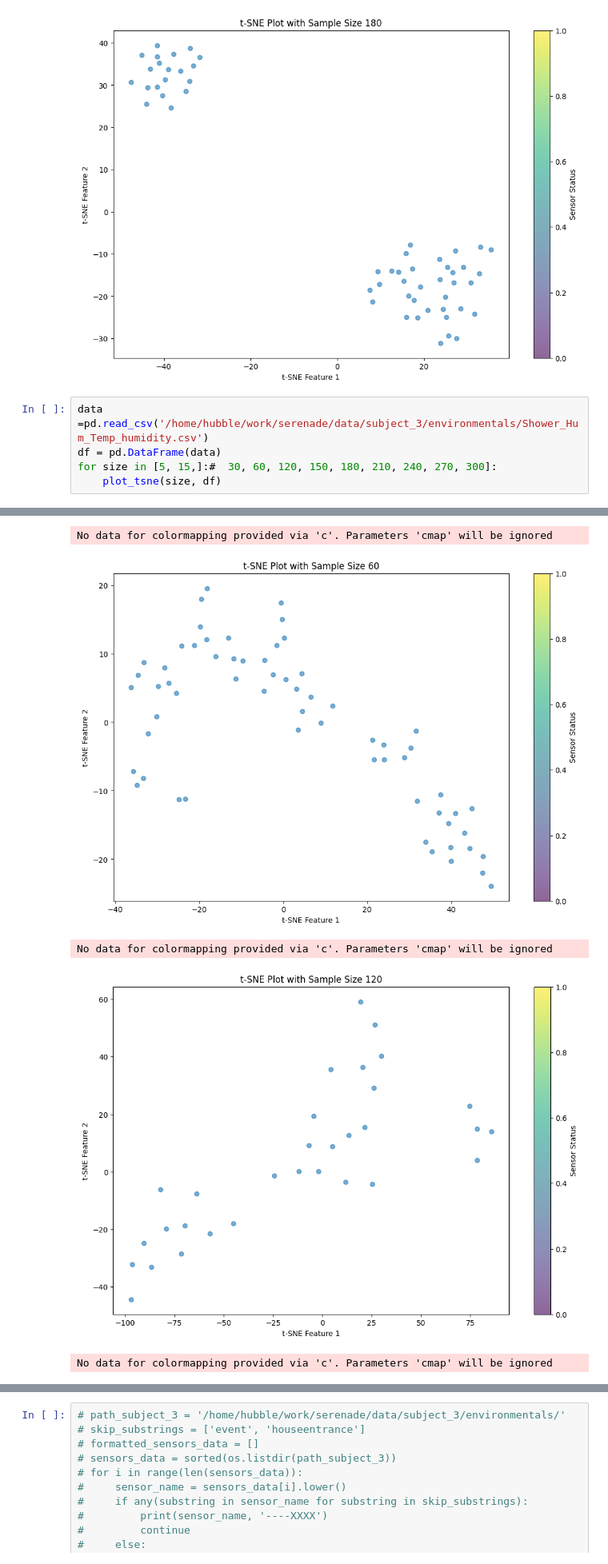
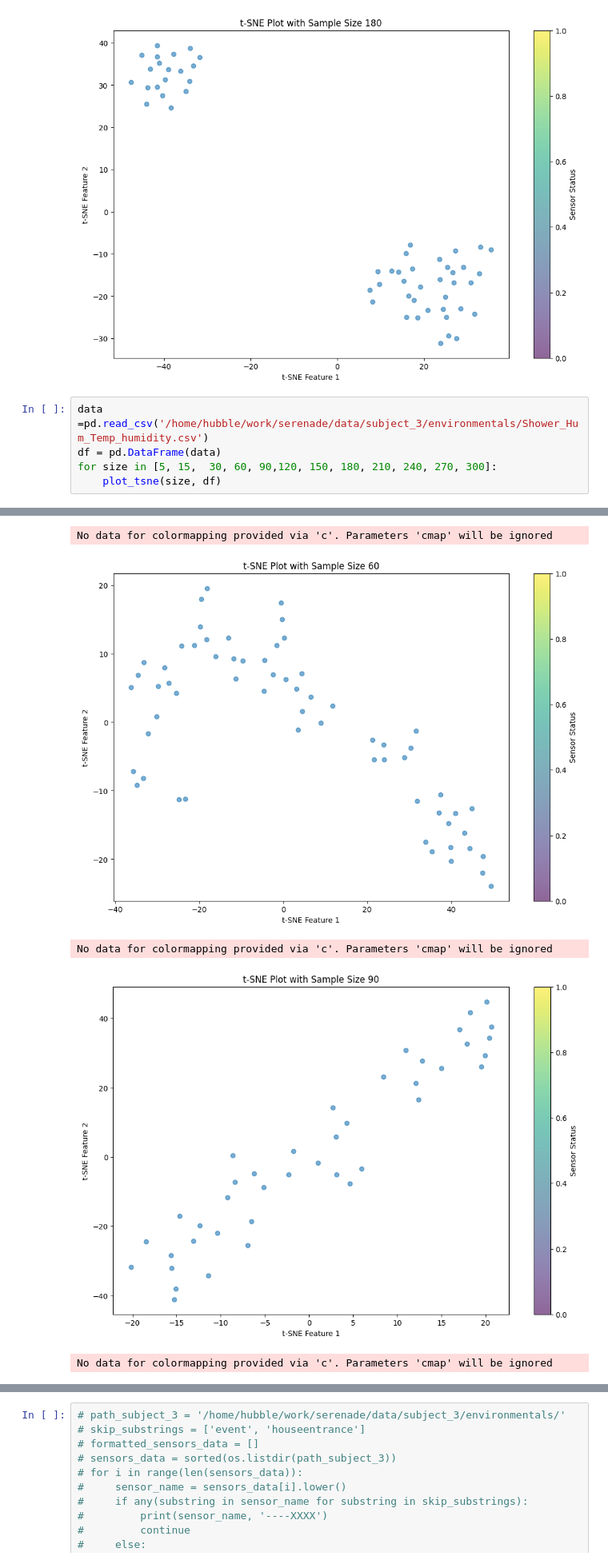
Before and after one commit to priyankar-beep/pilot, a Jupyter notebook: src/main.ipynb, the cells around one changed output, grey strips where cells are left out. Shown at 80% size. Drawn from its saved outputs; the diff is of its cells as text.

```diff
--- a/src/main.ipynb
+++ b/src/main.ipynb
@@ -1159,17 +1274,17 @@ No data for colormapping provided via 'c'. Parameters 'cmap' will be ignored
 # %%
 data =pd.read_csv('/home/hubble/work/serenade/data/subject_3/environmentals/Shower_Hum_Temp_humidity.csv')
 df = pd.DataFrame(data)
-for size in [5, 15,]:#  30, 60, 120, 150, 180, 210, 240, 270, 300]:
+for size in [5, 15,  30, 60, 90,120, 150, 180, 210, 240, 270, 300]:
     plot_tsne(size, df)
 # %% [output]
 No data for colormapping provided via 'c'. Parameters 'cmap' will be ignored
 [figure]
 No data for colormapping provided via 'c'. Parameters 'cmap' will be ignored
 [figure]
 No data for colormapping provided via 'c'. Parameters 'cmap' will be ignored
 [figure]
 No data for colormapping provided via 'c'. Parameters 'cmap' will be ignored
 [figure]
 No data for colormapping provided via 'c'. Parameters 'cmap' will be ignored
-[figure, old version]
+[figure, new version]
 No data for colormapping provided via 'c'. Parameters 'cmap' will be ignored
```
Also changed, not shown: parts of 21 cells of this notebook, 2 other files.
